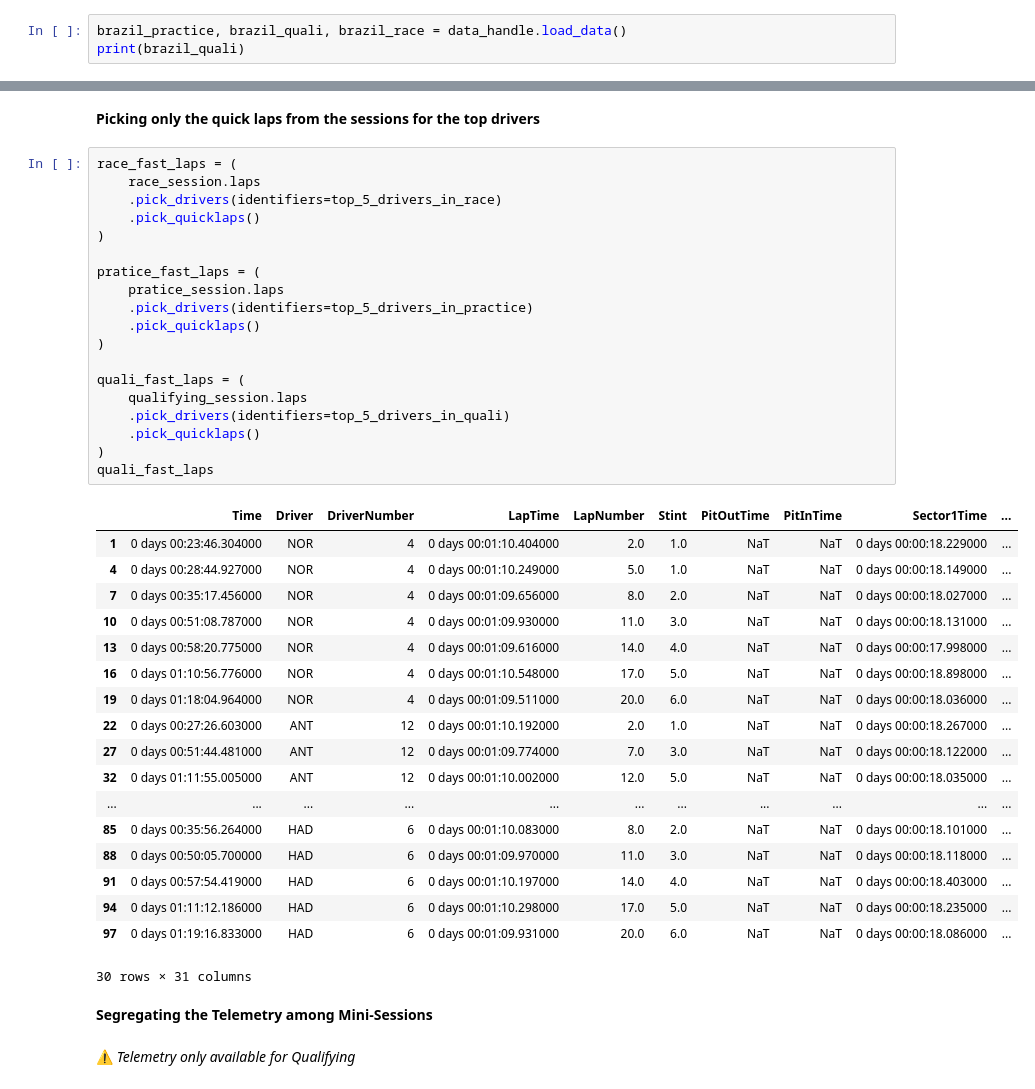
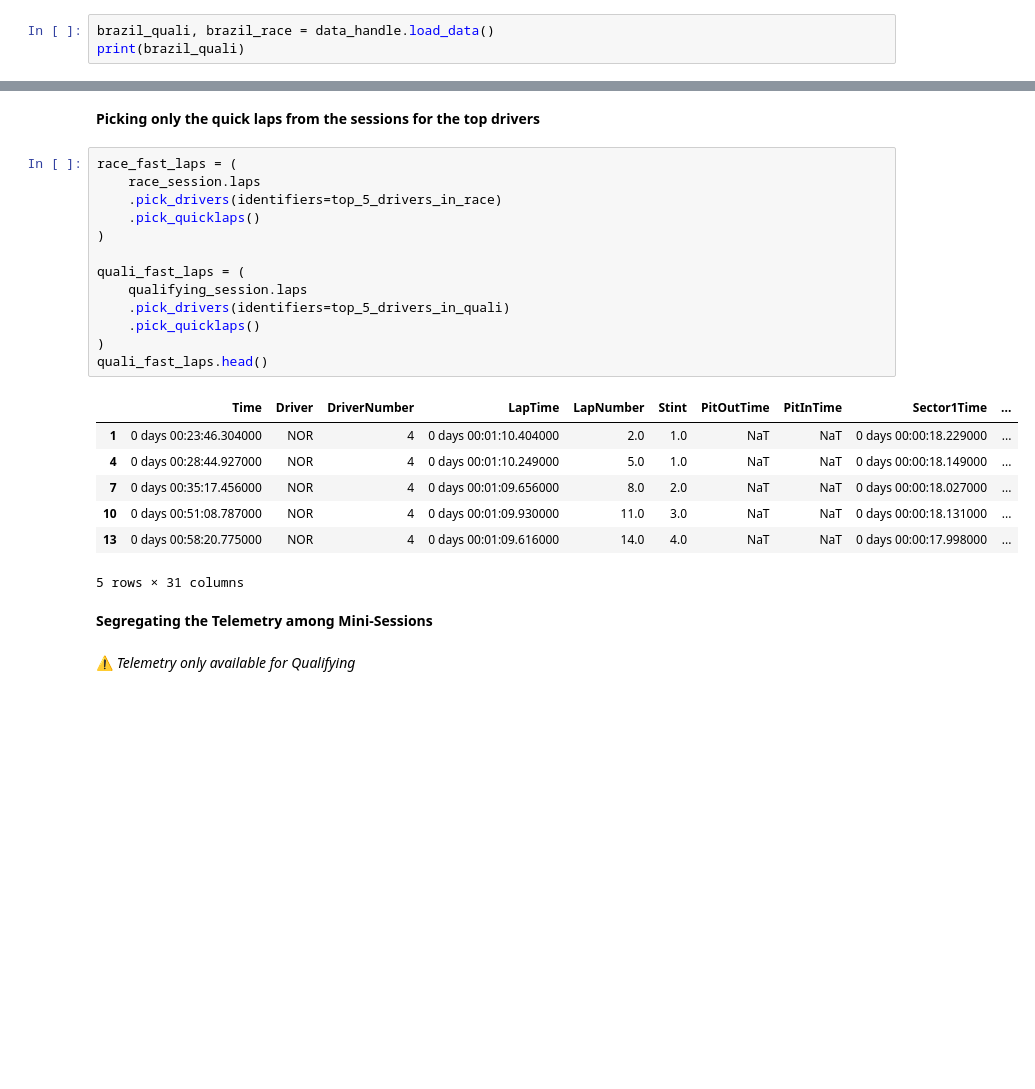
Before and after one commit to anilhimam17/Racing-all-Along, a Jupyter notebook: F1/notebooks/race_debriefs_2025/brazil_2025.ipynb, the cells around one changed output, grey strips where cells are left out. Cells and saved outputs as stored; diff of their text form; blank space fills up the shorter version.

```diff
--- a/F1/notebooks/race_debriefs_2025/brazil_2025.ipynb
+++ b/F1/notebooks/race_debriefs_2025/brazil_2025.ipynb
@@ -88,6 +92,6 @@ plot_handle = Plotting()
 # %% [markdown]
 ### Loading the Data for the Event
 # %%
-brazil_practice, brazil_quali, brazil_race = data_handle.load_data()
+brazil_quali, brazil_race = data_handle.load_data()
 print(brazil_quali)
 # %% [output]
@@ -155,41 +152,24 @@ Name: DriverNumber, dtype: object
 # %%
 race_fast_laps = (
     race_session.laps
     .pick_drivers(identifiers=top_5_drivers_in_race)
-    .pick_quicklaps()
-)
-
-pratice_fast_laps = (
-    pratice_session.laps
-    .pick_drivers(identifiers=top_5_drivers_in_practice)
     .pick_quicklaps()
 )
 
 quali_fast_laps = (
     qualifying_session.laps
     .pick_drivers(identifiers=top_5_drivers_in_quali)
     .pick_quicklaps()
 )
-quali_fast_laps
+quali_fast_laps.head()
 # %% [output]
 |  | Time | Driver | DriverNumber | LapTime | LapNumber | Stint | PitOutTime | PitInTime | Sector1Time | ... |
 | 1 | 0 days 00:23:46.304000 | NOR | 4 | 0 days 00:01:10.404000 | 2.0 | 1.0 | NaT | NaT | 0 days 00:00:18.229000 | ... |
 | 4 | 0 days 00:28:44.927000 | NOR | 4 | 0 days 00:01:10.249000 | 5.0 | 1.0 | NaT | NaT | 0 days 00:00:18.149000 | ... |
 | 7 | 0 days 00:35:17.456000 | NOR | 4 | 0 days 00:01:09.656000 | 8.0 | 2.0 | NaT | NaT | 0 days 00:00:18.027000 | ... |
 | 10 | 0 days 00:51:08.787000 | NOR | 4 | 0 days 00:01:09.930000 | 11.0 | 3.0 | NaT | NaT | 0 days 00:00:18.131000 | ... |
 | 13 | 0 days 00:58:20.775000 | NOR | 4 | 0 days 00:01:09.616000 | 14.0 | 4.0 | NaT | NaT | 0 days 00:00:17.998000 | ... |
-| 16 | 0 days 01:10:56.776000 | NOR | 4 | 0 days 00:01:10.548000 | 17.0 | 5.0 | NaT | NaT | 0 days 00:00:18.898000 | ... |
-| 19 | 0 days 01:18:04.964000 | NOR | 4 | 0 days 00:01:09.511000 | 20.0 | 6.0 | NaT | NaT | 0 days 00:00:18.036000 | ... |
-| 22 | 0 days 00:27:26.603000 | ANT | 12 | 0 days 00:01:10.192000 | 2.0 | 1.0 | NaT | NaT | 0 days 00:00:18.267000 | ... |
-| 27 | 0 days 00:51:44.481000 | ANT | 12 | 0 days 00:01:09.774000 | 7.0 | 3.0 | NaT | NaT | 0 days 00:00:18.122000 | ... |
-| 32 | 0 days 01:11:55.005000 | ANT | 12 | 0 days 00:01:10.002000 | 12.0 | 5.0 | NaT | NaT | 0 days 00:00:18.035000 | ... |
-| ... | ... | ... | ... | ... | ... | ... | ... | ... | ... | ... |
-| 85 | 0 days 00:35:56.264000 | HAD | 6 | 0 days 00:01:10.083000 | 8.0 | 2.0 | NaT | NaT | 0 days 00:00:18.101000 | ... |
-| 88 | 0 days 00:50:05.700000 | HAD | 6 | 0 days 00:01:09.970000 | 11.0 | 3.0 | NaT | NaT | 0 days 00:00:18.118000 | ... |
-| 91 | 0 days 00:57:54.419000 | HAD | 6 | 0 days 00:01:10.197000 | 14.0 | 4.0 | NaT | NaT | 0 days 00:00:18.403000 | ... |
-| 94 | 0 days 01:11:12.186000 | HAD | 6 | 0 days 00:01:10.298000 | 17.0 | 5.0 | NaT | NaT | 0 days 00:00:18.235000 | ... |
-| 97 | 0 days 01:19:16.833000 | HAD | 6 | 0 days 00:01:09.931000 | 20.0 | 6.0 | NaT | NaT | 0 days 00:00:18.086000 | ... |
-30 rows × 31 columns
+5 rows × 31 columns
 # %% [markdown]
 **Segregating the Telemetry among Mini-Sessions**<br><br>
 ⚠️ *Telemetry only available for Qualifying*
```
Also changed, not shown: parts of 10 cells of this notebook.
